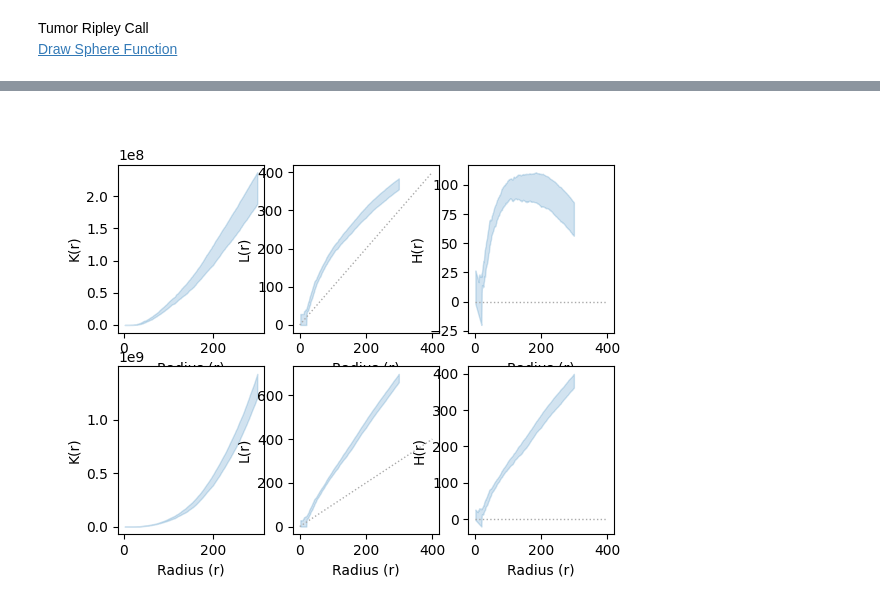
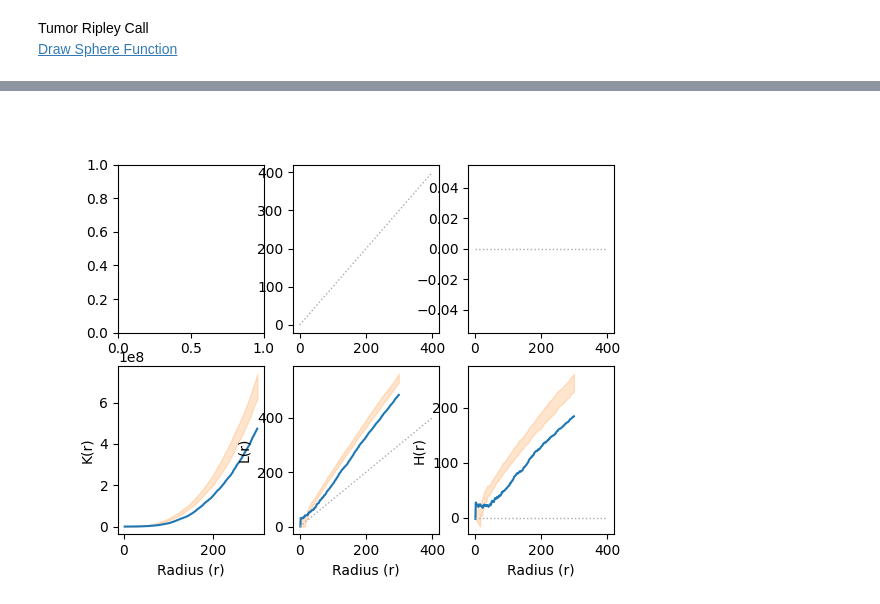
Before and after one commit to dkermany/mdspacer, a Jupyter notebook: ipynb/confocal_3D/Spatial3D.ipynb, the cells around one changed output, grey strips where cells are left out. Cells and saved outputs as stored; diff of their text form; code cells hidden in the pictures.

```diff
--- a/ipynb/confocal_3D/Spatial3D.ipynb
+++ b/ipynb/confocal_3D/Spatial3D.ipynb
@@ -29,7 +29,7 @@ The line_profiler extension is already loaded. To reload it, use:
 # %%
 ### Loading Confocal Image (.OIB)
 
-path = "/home/dkermany/data/Bone_Project/weijie_selected/main_folder/FV10__oibs/FV10__20190620_111343.oib"
+path = "/home/dkermany/data/Bone_Project/weijie_selected/main_folder/FV10__oibs/FV10__20181008_104428.oib"
 # path = "D:\\Datasets\\Bone_Mets\\FV10__oibs\\FV10__20190620_111343.oib"
 filename = os.path.splitext(os.path.basename(path))[0]
 
@@ -203,10 +203,13 @@ def draw_sphere_in_volume(volume: np.ndarray, radius: int, position: tuple) -> N
 ![link](http://www.sciweavers.org/tex2img.php?eq=%5Cwidehat%7BL%7D%28r%29%3D%20%20%20%5Csqrt%5B3%5D%7B%5Cfrac%7B3%20%20%5Cwidehat%7BK%7D%28r%29%7D%7B4%5Cpi%7D%7D&bc=White&fc=Black&im=jpg&fs=18&ff=arev&edit=0)
 
 ![link](http://www.sciweavers.org/tex2img.php?eq=%5Cwidehat%7BH%7D%28r%29%3D%5Cwidehat%7BL%7D%28r%29-r&bc=White&fc=Black&im=jpg&fs=12&ff=arev&edit=0)
+# %%
+cache = mp.Manager().dict()
 # %%
 ### Ripley Class
 
 class Ripley():
+
     def __init__(
         self,
         points: np.ndarray,
@@ -282,6 +285,11 @@ class Ripley():
         # Ensure that the radius is greater than zero
         assert radius > 0
 
+        # Check if cached weight for this coordinate exists
+        key = center + (radius,)
+        if key in cache:
+            return cache[key]
+
         # Draw the target sphere in a 3D NumPy array at the specified position
         target = np.zeros(self.volume_shape, dtype=np.uint8)
         draw_sphere_in_volume(target, radius, center)
@@ -302,7 +310,12 @@ class Ripley():
         # Since target volume is estimated whereas reference volume is calculated,
         # there is a small but noticable margin of error when radius < 10, there
         # we set maxiumum value of 1.0
-        return min(target / reference, 1.0)
+        weight = min(target / reference, 1.0)
+
+        # Save weight to cache
+        cache[key] = weight
+
+        return weight
 
     def _validate_inputs(self):
         # Check if self.points is a list or numpy array
@@ -1038,32 +1027,32 @@ Running Monte-Carlo Simulation 11/20
 # %%
 f, axes = plt.subplots(2, 3,)
 
 ## Top Row
 # K
-# sns.lineplot(data=tumor_rstats, x="Radius (r)", y="K(r)", ax=axes[0, 0])
-sns.lineplot(data=random_cross_tumor_rstats, x="Radius (r)", y="K(r)", ax=axes[0, 0], alpha=0, errorbar=("pi", 95))
+# sns.lineplot(data=cross_tumor_rstats, x="Radius (r)", y="K(r)", ax=axes[0, 0])
+# sns.lineplot(data=random_cross_tumor_rstats, x="Radius (r)", y="K(r)", ax=axes[0, 0], alpha=0, errorbar=("pi", 95))
 # L
-# sns.lineplot(data=tumor_rstats, x="Radius (r)", y="L(r)", ax=axes[0, 1])
-sns.lineplot(data=random_cross_tumor_rstats, x="Radius (r)", y="L(r)", ax=axes[0, 1], alpha=0, errorbar=("pi", 95))
+# sns.lineplot(data=cross_tumor_rstats, x="Radius (r)", y="L(r)", ax=axes[0, 1])
+# sns.lineplot(data=random_cross_tumor_rstats, x="Radius (r)", y="L(r)", ax=axes[0, 1], alpha=0, errorbar=("pi", 95))
 axes[0, 1].plot([0, 400], [0, 400], linewidth=1, linestyle="dotted", color="#aaa") # Expected line
 # H
-# sns.lineplot(data=tumor_rstats, x="Radius (r)", y="H(r)", ax=axes[0, 2])
-sns.lineplot(data=random_cross_tumor_rstats, x="Radius (r)", y="H(r)", ax=axes[0, 2], alpha=0, errorbar=("pi", 95))
+# sns.lineplot(data=cross_tumor_rstats, x="Radius (r)", y="H(r)", ax=axes[0, 2])
+# sns.lineplot(data=random_cross_tumor_rstats, x="Radius (r)", y="H(r)", ax=axes[0, 2], alpha=0, errorbar=("pi", 95))
 axes[0, 2].plot([0, 400], [0, 0], linewidth=1, linestyle="dotted", color="#aaa") # Expected line
 
 ## Bottom Row - Boundary Corrected
 # K
-# sns.lineplot(data=tumor_rstats_w, x="Radius (r)", y="K(r)", ax=axes[1, 0])
+sns.lineplot(data=cross_tumor_rstats_w, x="Radius (r)", y="K(r)", ax=axes[1, 0])
 sns.lineplot(data=random_cross_tumor_rstats_w, x="Radius (r)", y="K(r)", ax=axes[1, 0], alpha=0, errorbar=("pi", 95))
 # L
-# sns.lineplot(data=tumor_rstats_w, x="Radius (r)", y="L(r)", ax=axes[1, 1])
+sns.lineplot(data=cross_tumor_rstats_w, x="Radius (r)", y="L(r)", ax=axes[1, 1])
 sns.lineplot(data=random_cross_tumor_rstats_w, x="Radius (r)", y="L(r)", ax=axes[1, 1], alpha=0, errorbar=("pi", 95))
 axes[1, 1].plot([0, 400], [0, 400], linewidth=1, linestyle="dotted", color="#aaa") # Expected line
 # H
-# sns.lineplot(data=tumor_rstats_w, x="Radius (r)", y="H(r)", ax=axes[1, 2])
+sns.lineplot(data=cross_tumor_rstats_w, x="Radius (r)", y="H(r)", ax=axes[1, 2])
 sns.lineplot(data=random_cross_tumor_rstats_w, x="Radius (r)", y="H(r)", ax=axes[1, 2], alpha=0, errorbar=("pi", 95))
 axes[1, 2].plot([0, 400], [0, 0], linewidth=1, linestyle="dotted", color="#aaa") # Expected line
 
 plt.show()
 # %% [output]
-[figure, old version]
+[figure, new version]
```
Also changed, not shown: parts of 15 cells of this notebook, 1 other file.
